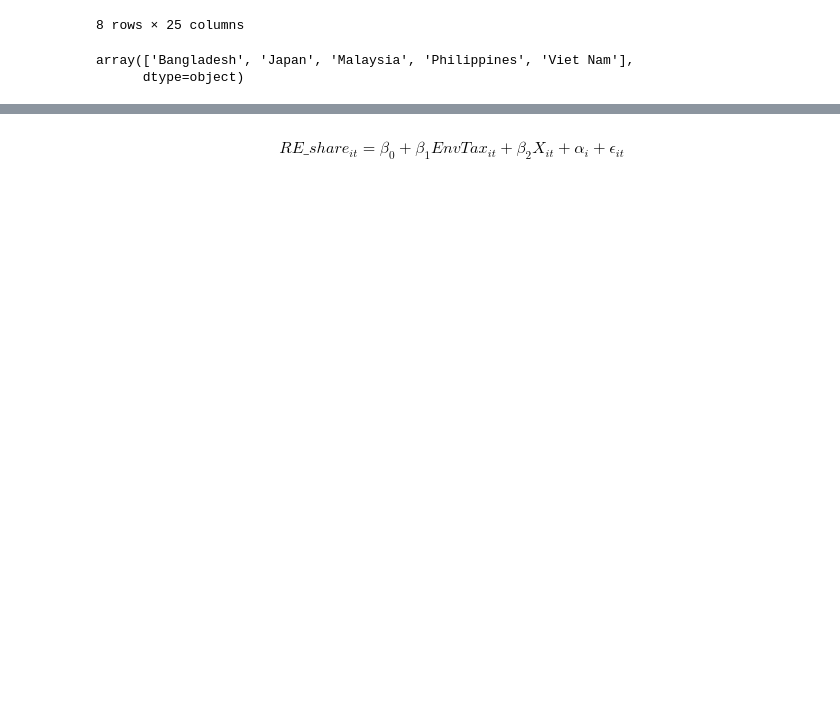
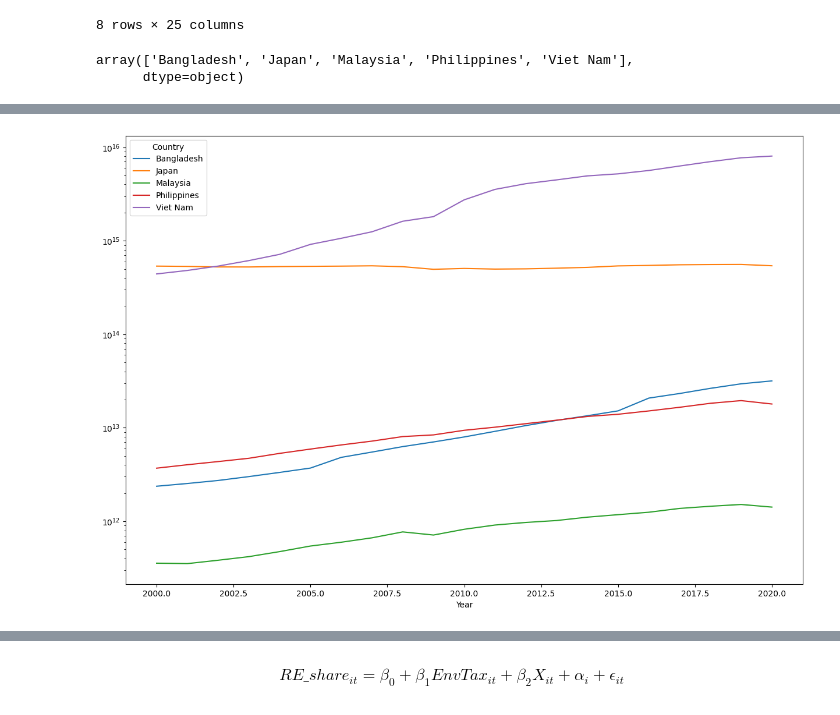
Before and after one commit to giakhang1906/Economic-Capstone, a Jupyter notebook: Empirical_Analysis.ipynb, the cells around one changed output, grey strips where cells are left out. Cells and saved outputs as stored; diff of their text form; code cells hidden in the pictures; blank space fills up the shorter version.

```diff
--- a/Empirical_Analysis.ipynb
+++ b/Empirical_Analysis.ipynb
@@ -225,0 +249,8 @@ array(['Bangladesh', 'Japan', 'Malaysia', 'Philippines', 'Viet Nam'],
+# %%
+df_asia = df_asia.dropna(subset = ['GDP at current prices (domestic currency)'])
+#Visualize environmental tax over year for each country, drop missing values year
+df_asia.groupby(['Year', 'Country'])['GDP at current prices (domestic currency)'].sum().unstack().plot(kind = 'line', figsize = (15, 10))
+# Rescale y axis to log scale
+plt.yscale('log')
+# %% [output]
+[figure, added]
```
Also changed, not shown: parts of 11 cells of this notebook.
